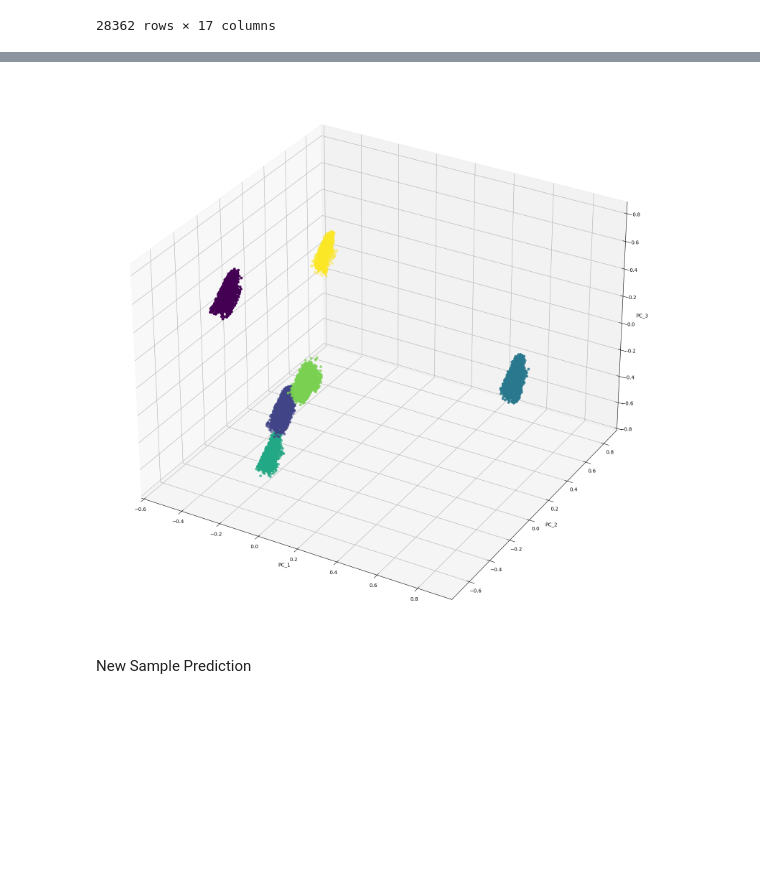
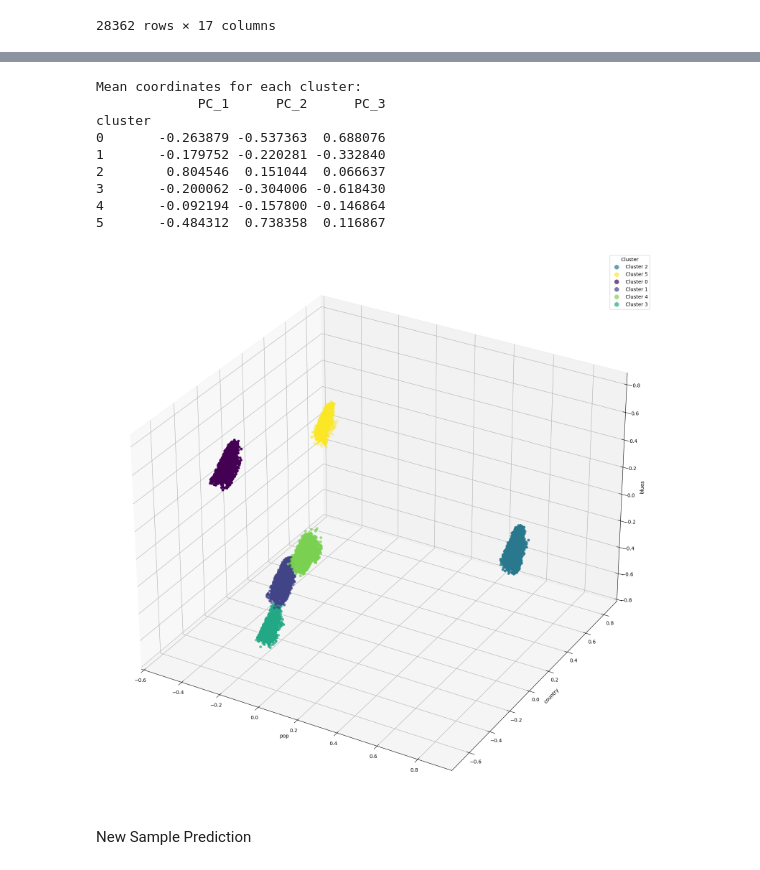
Before and after one commit to Seribii1o1/Music-Recommendation-Algorithm, a Jupyter notebook: code/model.ipynb, the cells around one changed output, grey strips where cells are left out. Cells and saved outputs as stored; diff of their text form; code cells hidden in the pictures; blank space fills up the shorter version.

```diff
--- a/code/model.ipynb
+++ b/code/model.ipynb
@@ -161,19 +166,49 @@ plt.show()
-# %%
-# make a 3D plot of clusters
-
-fig = plt.figure()
-ax = fig.add_subplot(projection='3d')
-
-ax.scatter(df["PC_1"], df["PC_2"], df["PC_3"], c=df['cluster'])
-
-ax.set_xlabel('PC_1')
-ax.set_ylabel('PC_2')
-ax.set_zlabel('PC_3')
-
-plt.gcf().set_size_inches((20, 20))
-plt.show()
-# %% [output]
-[figure, removed]
+# %%
+if all(col in df.columns for col in ['PC_1', 'PC_2', 'PC_3', 'cluster']):
+    cluster_means = df.groupby('cluster')[['PC_1', 'PC_2', 'PC_3']].mean()
+
+    # --- Step 2: Print the mean coordinates ---
+    print("Mean coordinates for each cluster:")
+    print(cluster_means)
+
+fig = plt.figure()
+ax = fig.add_subplot(projection='3d')
+
+# Create the scatter plot
+sc = ax.scatter(df["PC_1"], df["PC_2"], df["PC_3"], c=df['cluster'], cmap='viridis')
+
+# Set axis labels
+ax.set_xlabel('pop')
+ax.set_ylabel('country')
+ax.set_zlabel('blues')
+
+# Create proxy artists for the legend
+proxies = []
+for cluster in df['cluster'].unique():
+    proxy = Line2D([0], [0], marker='o', color='w',
+                   label=f'Cluster {cluster}',
+                   markerfacecolor=sc.cmap(sc.norm(cluster)),
+                   markersize=10,
+                   alpha=0.7)
+    proxies.append(proxy)
+
+# Add legend
+ax.legend(handles=proxies, title='Cluster')
+
+# Adjust figure size
+plt.gcf().set_size_inches(20, 20)
+plt.show()
+# %% [output]
+Mean coordinates for each cluster:
+             PC_1      PC_2      PC_3
+cluster
+0       -0.263879 -0.537363  0.688076
+1       -0.179752 -0.220281 -0.332840
+2        0.804546  0.151044  0.066637
+3       -0.200062 -0.304006 -0.618430
+4       -0.092194 -0.157800 -0.146864
+5       -0.484312  0.738358  0.116867
+[figure, added]
 # %% [markdown]
 New Sample Prediction
 # %%
```
Also changed, not shown: parts of 6 cells of this notebook, 6 other files.
